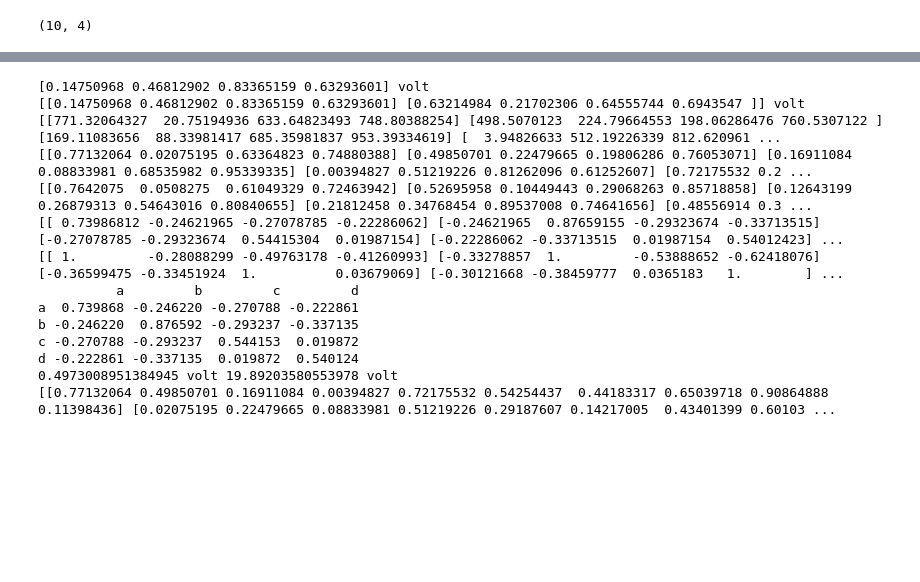
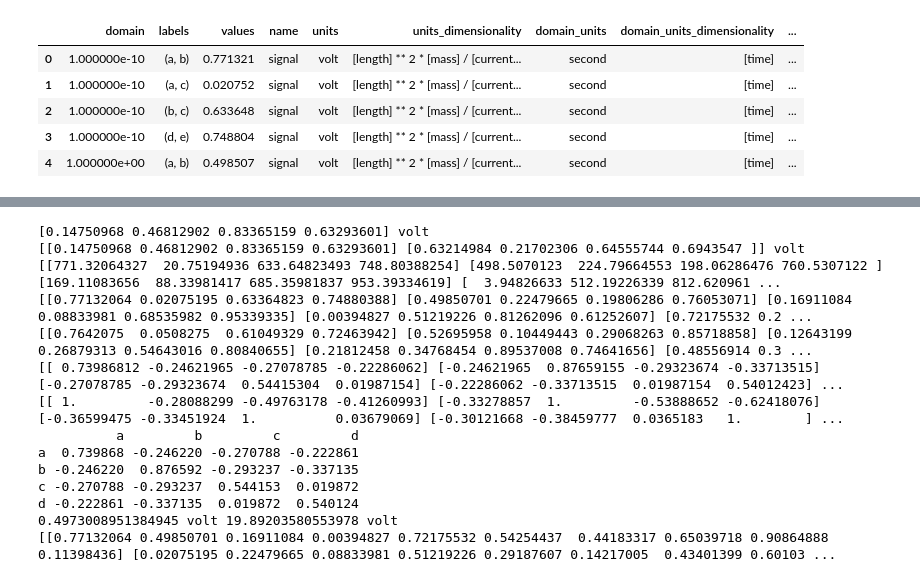
Before and after one commit to neuralsignal/dreye, a Jupyter notebook: tutorials/Intro to Signals.ipynb, the cells around one changed output, grey strips where cells are left out. Cells and saved outputs as stored; diff of their text form; code cells hidden in the pictures; blank space fills up the shorter version.

```diff
--- a/tutorials/Intro to Signals.ipynb
+++ b/tutorials/Intro to Signals.ipynb
@@ -19,4 +25,9 @@ signal = Signal(
-# %%
-(signal.piecewise_integral).shape
-# %% [output]
-(10, 4)
+# %%
+signal.to_longframe().head()
+# %% [output]
+|  | domain | labels | values | name | units | units_dimensionality | domain_units | domain_units_dimensionality | ... |
+| 0 | 1.000000e-10 | (a, b) | 0.771321 | signal | volt | [length] ** 2 * [mass] / [current... | second | [time] | ... |
+| 1 | 1.000000e-10 | (a, c) | 0.020752 | signal | volt | [length] ** 2 * [mass] / [current... | second | [time] | ... |
+| 2 | 1.000000e-10 | (b, c) | 0.633648 | signal | volt | [length] ** 2 * [mass] / [current... | second | [time] | ... |
+| 3 | 1.000000e-10 | (d, e) | 0.748804 | signal | volt | [length] ** 2 * [mass] / [current... | second | [time] | ... |
+| 4 | 1.000000e+00 | (a, b) | 0.498507 | signal | volt | [length] ** 2 * [mass] / [current... | second | [time] | ... |
```
Also changed, not shown: parts of 10 cells of this notebook, 47 other files.
